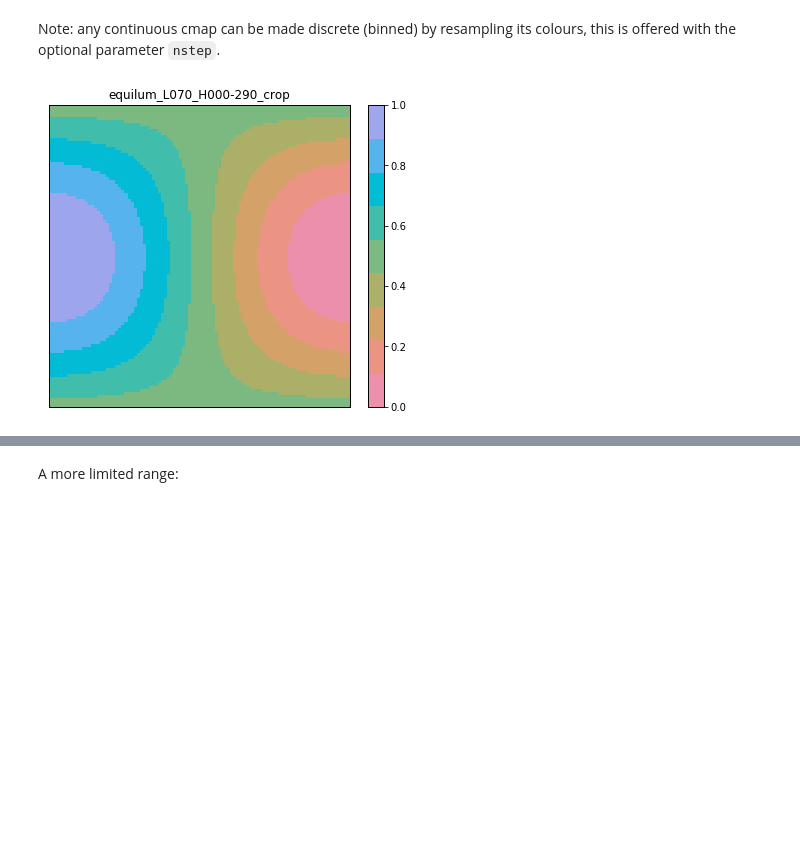
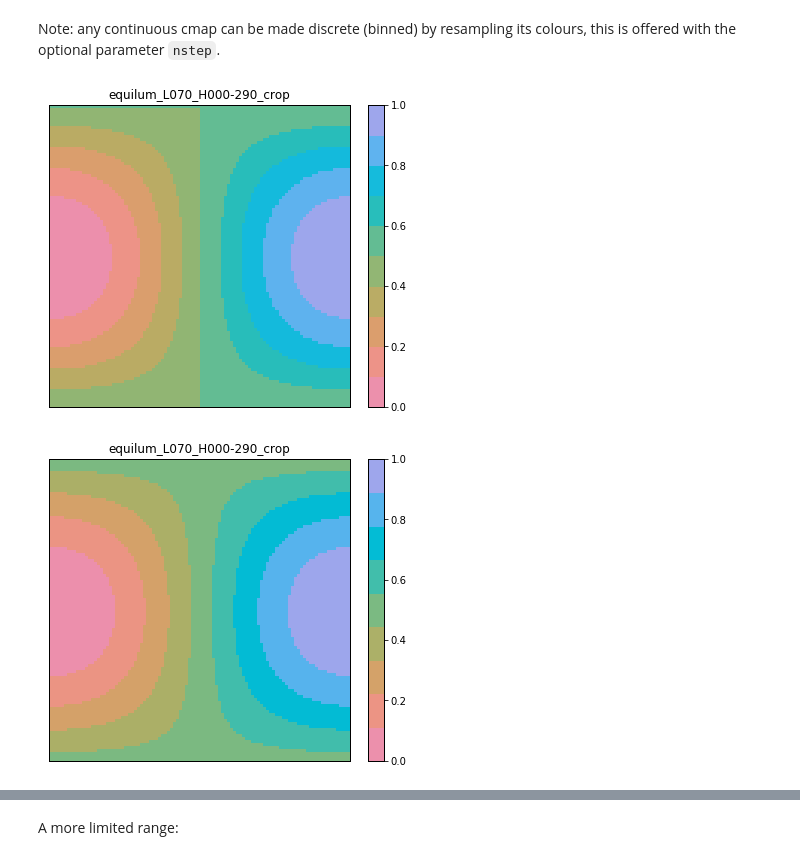
Before and after one commit to gillesferrand/colourspace, a Jupyter notebook: 5. cmaps.ipynb, the cells around one changed output, grey strips where cells are left out. Saved outputs shown, nothing was run; the diff lists cells and outputs as text; code cells hidden in the pictures; blank space fills up the shorter version.

````diff
--- a/5. cmaps.ipynb
+++ b/5. cmaps.ipynb
@@ -104,6 +124,7 @@ maps.test_cmaps(names=["equilum_L070_H000-290_crop"],figsize=figsize_test,fname=
 # %% [markdown]
 Note: any continuous cmap can be made discrete (binned) by resampling its colours, this is offered with the optional parameter ```nstep```.
 # %%
-maps.test_cmaps(names=["equilum_L070_H000-290_crop"],figsize=figsize_test,fname="",nsteps=9)
+maps.test_cmaps(names=["equilum_L070_H000-290_crop"]*2,nsteps=[10,9],figsize=figsize_test,fname="")
 # %% [output]
-[figure, old version]
+[figure, new version]
+[figure, added]
````
Also changed, not shown: parts of 32 cells of this notebook, 4 other files.
